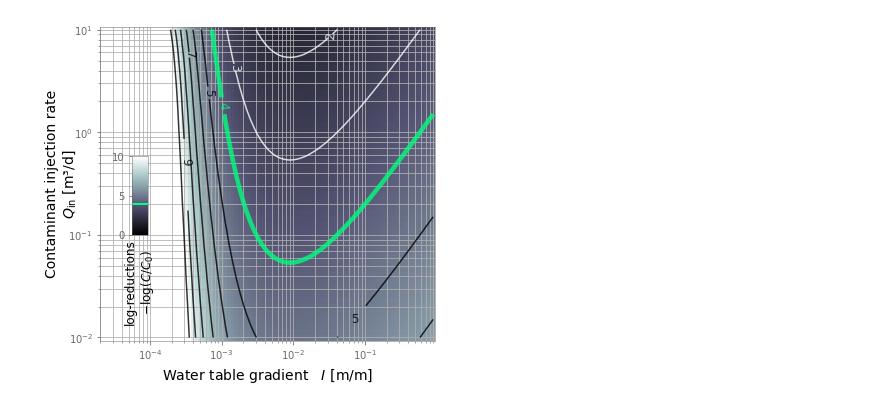
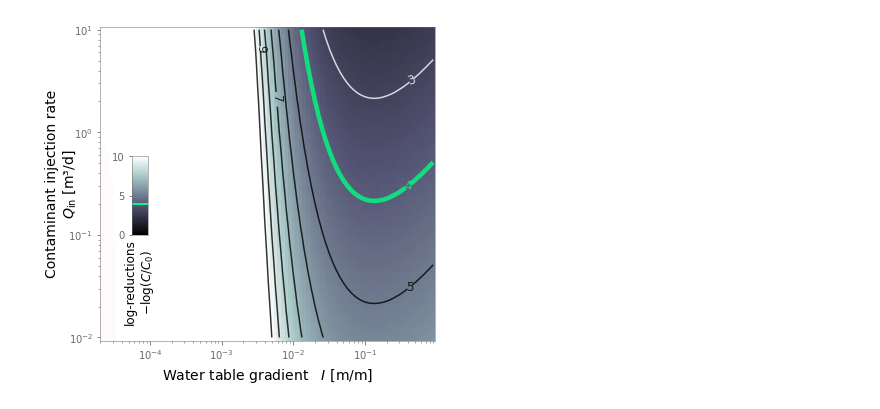
Before and after one commit to edsaac/bioparticle, a Jupyter notebook: notebooks/Concepts/Dec2022Review/Heatmap_qInjection.ipynb, the cells around one changed output. Drawn from its saved outputs; the diff is of its cells as text; code cells hidden in the pictures.

```diff
--- a/notebooks/Concepts/Dec2022Review/Heatmap_qInjection.ipynb
+++ b/notebooks/Concepts/Dec2022Review/Heatmap_qInjection.ipynb
@@ -80,7 +80,7 @@ def noDim_Gravitational(dp,rhof,rhop):
 #Porosity
 theta = 0.35 # adim
 dp = 1.0E-7
-dc = 2.0E-3
+dc = 1.0E-3
 r = 40
 A = 5.0E-21 # J = N·m
 viscosity = 0.0008891 # N·s/m²
@@ -186,33 +186,33 @@ cs = ax.contour(Ixx,qinyy_m3d,
     linewidths=4.5)
 
 ax.clabel(cs, cs.levels, inline=True, fmt="%.0f",
     fontsize=12,
     colors=["springgreen"],
     manual=False)
 
 cs = ax.contour(Ixx,qinyy_m3d,
     -np.log10(Ce),
     np.arange(5,11,1),
     colors=["k"],
     alpha=0.8,
     linewidths=1.5)
 
 ax.clabel(cs, [5,7,9], inline=True, fmt="%.0f",
     fontsize=12,
     colors=["k"],
     manual=False)
 
 ax.set_xscale('log')
 #ax.set_xlim(left=1e-5)
 ax.set_yscale('log')
 
 plt.tight_layout()
 ax.spines.top.set_visible(True)
 
 ax.set_xlabel(r"Water table gradient   $I$ [m/m]")
 ax.set_ylabel("Contaminant injection rate\n" + r"$Q_{\rm in}$ [m³/d]", labelpad=-10)
-#plt.savefig("Figures/Heatmap_qInjection.pdf", bbox_inches='tight', pad_inches=0.05)
-ax.grid(True, which='both')
+plt.savefig("Figures/Heatmap_qInjection.pdf", bbox_inches='tight', pad_inches=0.05)
+#ax.grid(True, which='both')
 plt.show()
 # %% [output]
-[figure, old version]
+[figure, new version]
```
Also changed, not shown: 30 other files.
